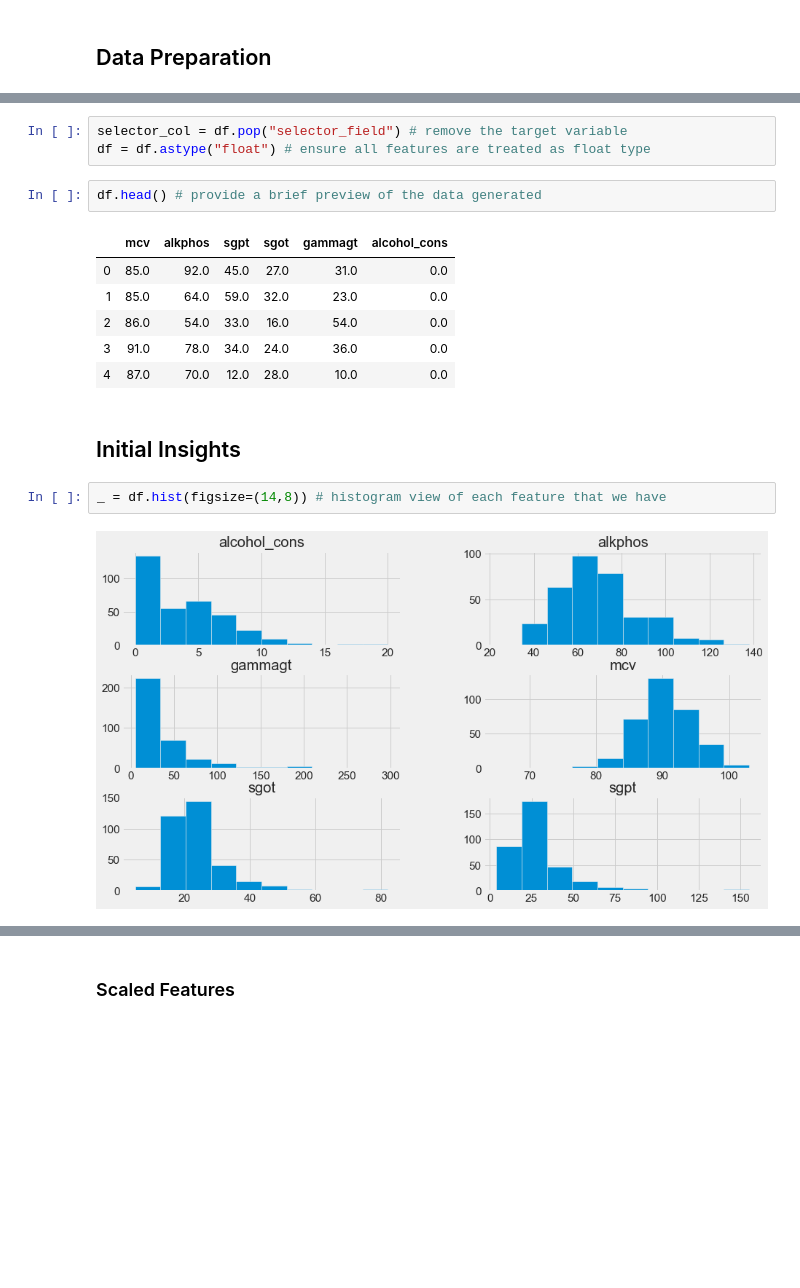
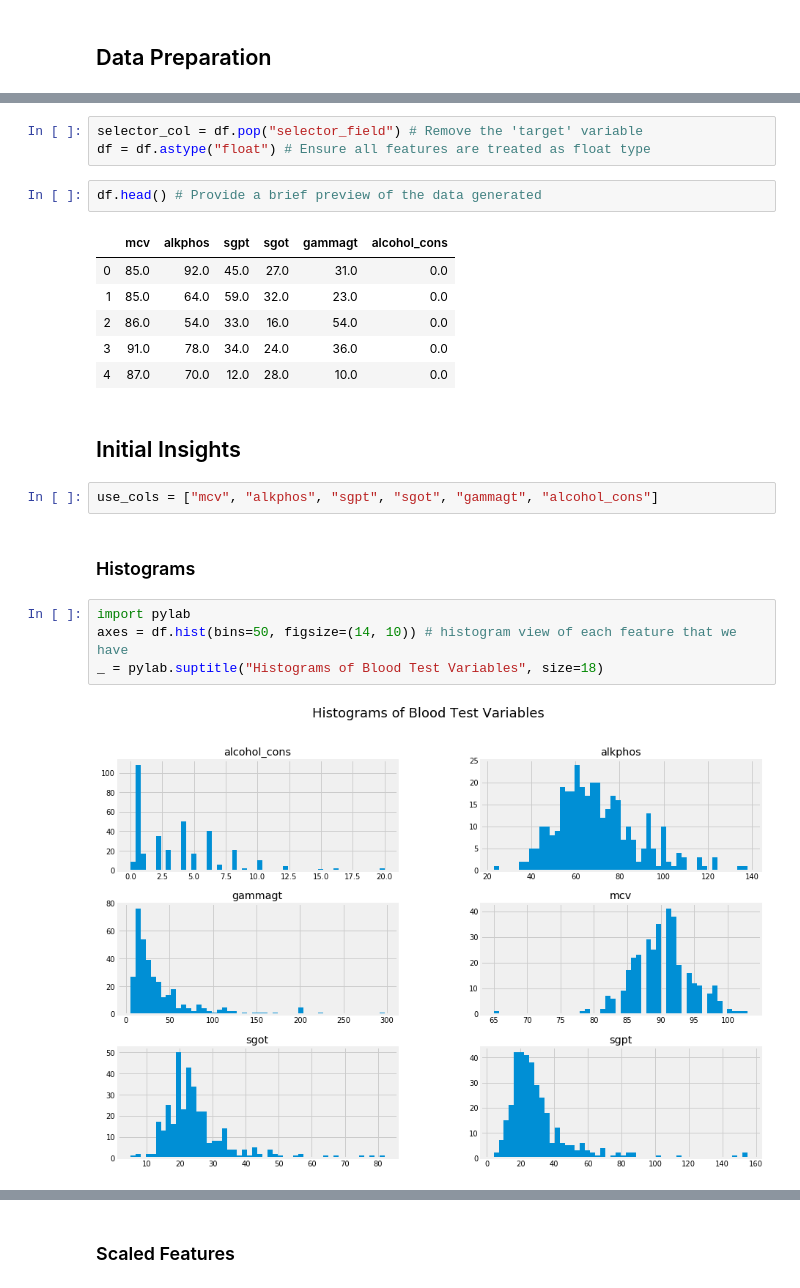
Before and after one commit to alessiomorteo/LiverDiseaseData, a Jupyter notebook: 1-Liver_ Disease.ipynb, the cells around one changed output, grey strips where cells are left out. Drawn from its saved outputs; the diff is of its cells as text; blank space fills up the shorter version.

```diff
--- a/1-Liver_ Disease.ipynb
+++ b/1-Liver_ Disease.ipynb
@@ -43,8 +43,8 @@ df.columns = col_names # set the column titles from the list defined above
 # %%
-selector_col = df.pop("selector_field") # remove the target variable
-df = df.astype("float") # ensure all features are treated as float type
+selector_col = df.pop("selector_field") # Remove the 'target' variable
+df = df.astype("float") # Ensure all features are treated as float type
 # %%
-df.head() # provide a brief preview of the data generated
+df.head() # Provide a brief preview of the data generated
 # %% [output]
 |  | mcv | alkphos | sgpt | sgot | gammagt | alcohol_cons |
 | 0 | 85.0 | 92.0 | 45.0 | 27.0 | 31.0 | 0.0 |
@@ -54,7 +54,13 @@ df.head() # provide a brief preview of the data generated
 | 4 | 87.0 | 70.0 | 12.0 | 28.0 | 10.0 | 0.0 |
 # %% [markdown]
 ## Initial Insights
+# %%
+use_cols = ["mcv", "alkphos", "sgpt", "sgot", "gammagt", "alcohol_cons"]
+# %% [markdown]
+### Histograms
 # %%
-_ = df.hist(figsize=(14,8)) # histogram view of each feature that we have
+import pylab
+axes = df.hist(bins=50, figsize=(14, 10)) # histogram view of each feature that we have
+_ = pylab.suptitle("Histograms of Blood Test Variables", size=18)
 # %% [output]
-[figure, old version]
+[figure, new version]
```
Also changed, not shown: parts of 37 cells of this notebook.
